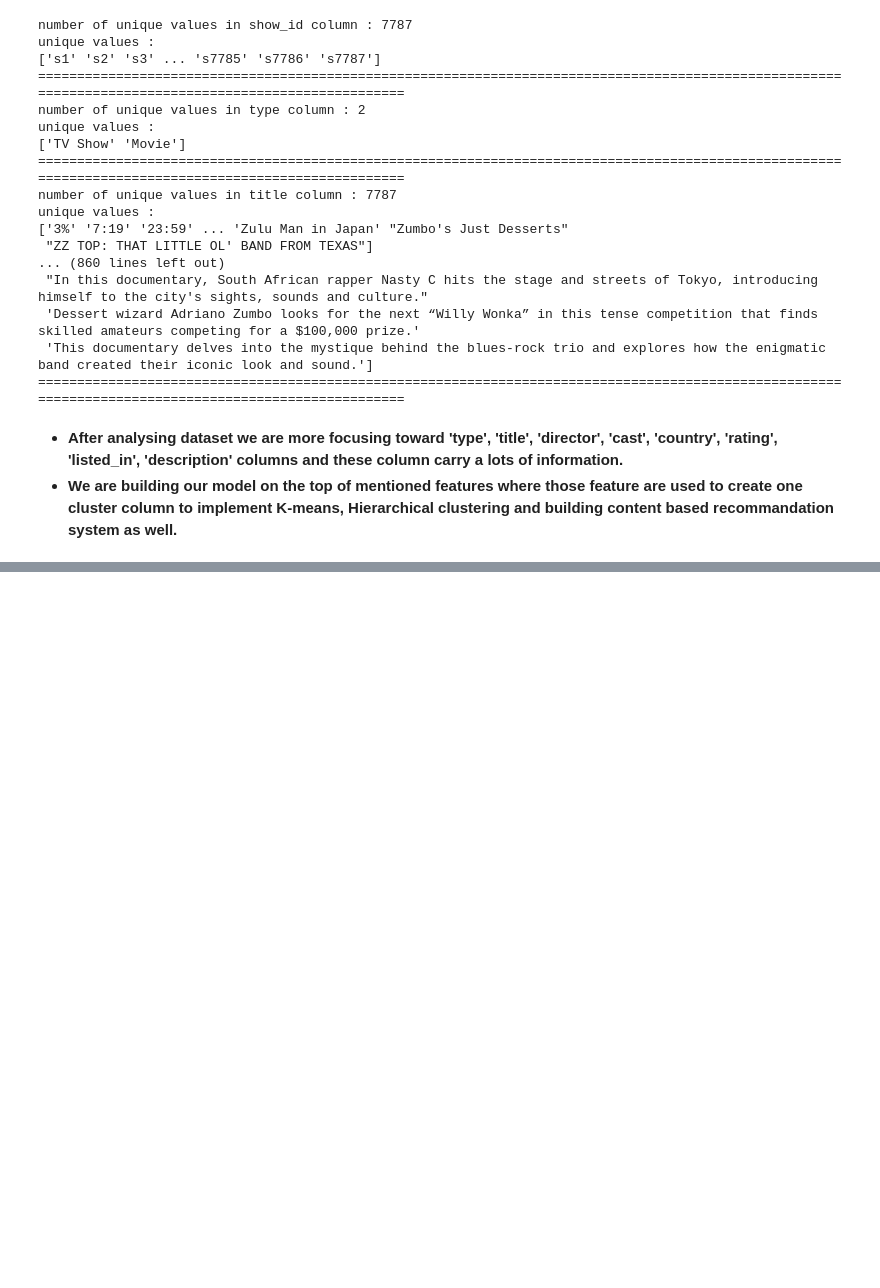
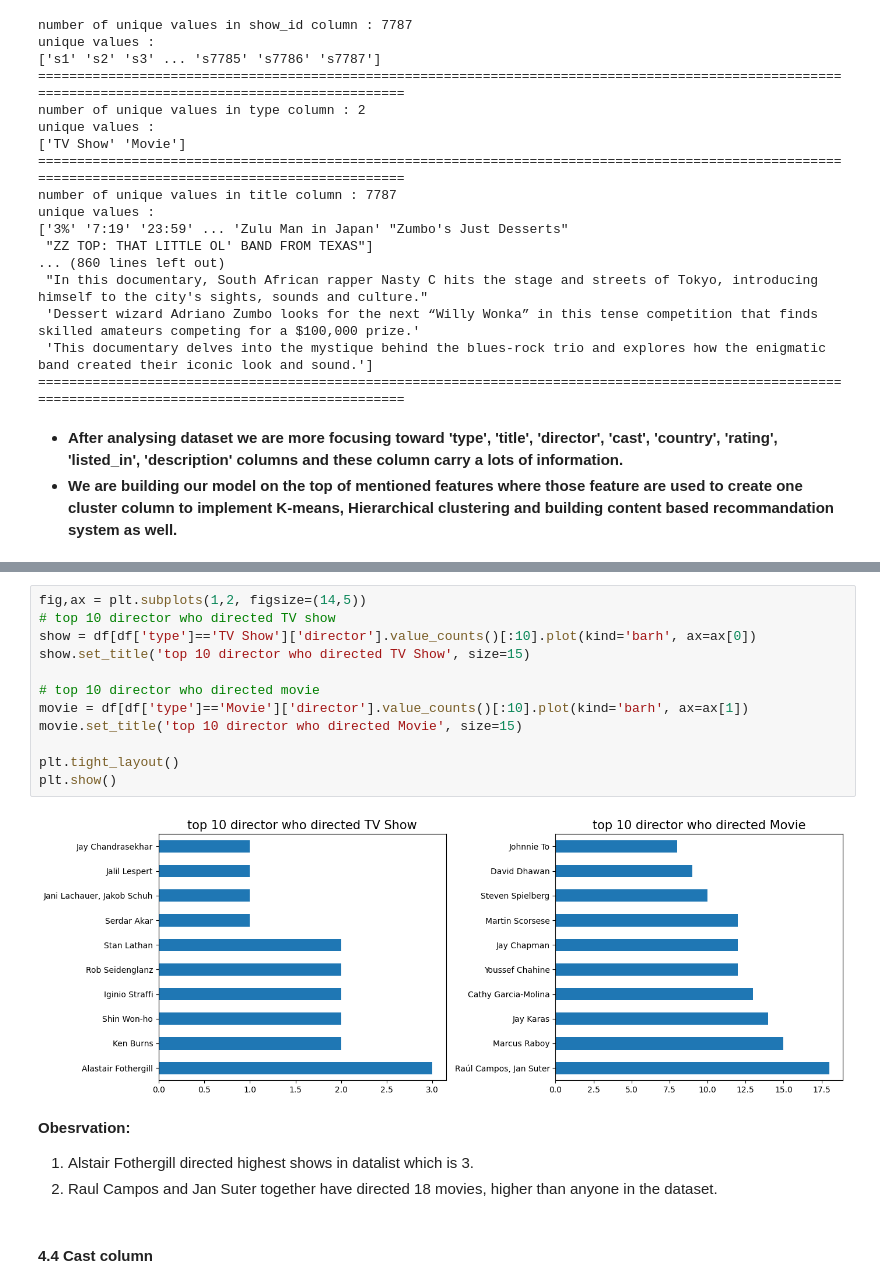
Before and after one commit to atulchune/Netflix_Movie_and_TV_Shows_Clustering, a Jupyter notebook: Netflix_Movie_and_TV_Shows_Clustering.ipynb, the cells around one changed output, grey strips where cells are left out. Saved outputs shown, nothing was run; the diff lists cells and outputs as text; blank space fills up the shorter version.

```diff
--- a/Netflix_Movie_and_TV_Shows_Clustering.ipynb
+++ b/Netflix_Movie_and_TV_Shows_Clustering.ipynb
@@ -304,0 +372,20 @@ unique values :
+# %%
+fig,ax = plt.subplots(1,2, figsize=(14,5))
+# top 10 director who directed TV show
+show = df[df['type']=='TV Show']['director'].value_counts()[:10].plot(kind='barh', ax=ax[0])
+show.set_title('top 10 director who directed TV Show', size=15)
+
+# top 10 director who directed movie
+movie = df[df['type']=='Movie']['director'].value_counts()[:10].plot(kind='barh', ax=ax[1])
+movie.set_title('top 10 director who directed Movie', size=15)
+
+plt.tight_layout()
+plt.show()
+# %% [output]
+[figure, added]
+# %% [markdown]
+**Obesrvation:**
+1. Alstair Fothergill directed highest shows in datalist which is 3.
+2. Raul Campos and Jan Suter together have directed 18 movies, higher than anyone in the dataset.
+# %% [markdown]
+#### **4.4 Cast column**
```
Also changed, not shown: parts of 23 cells of this notebook.
